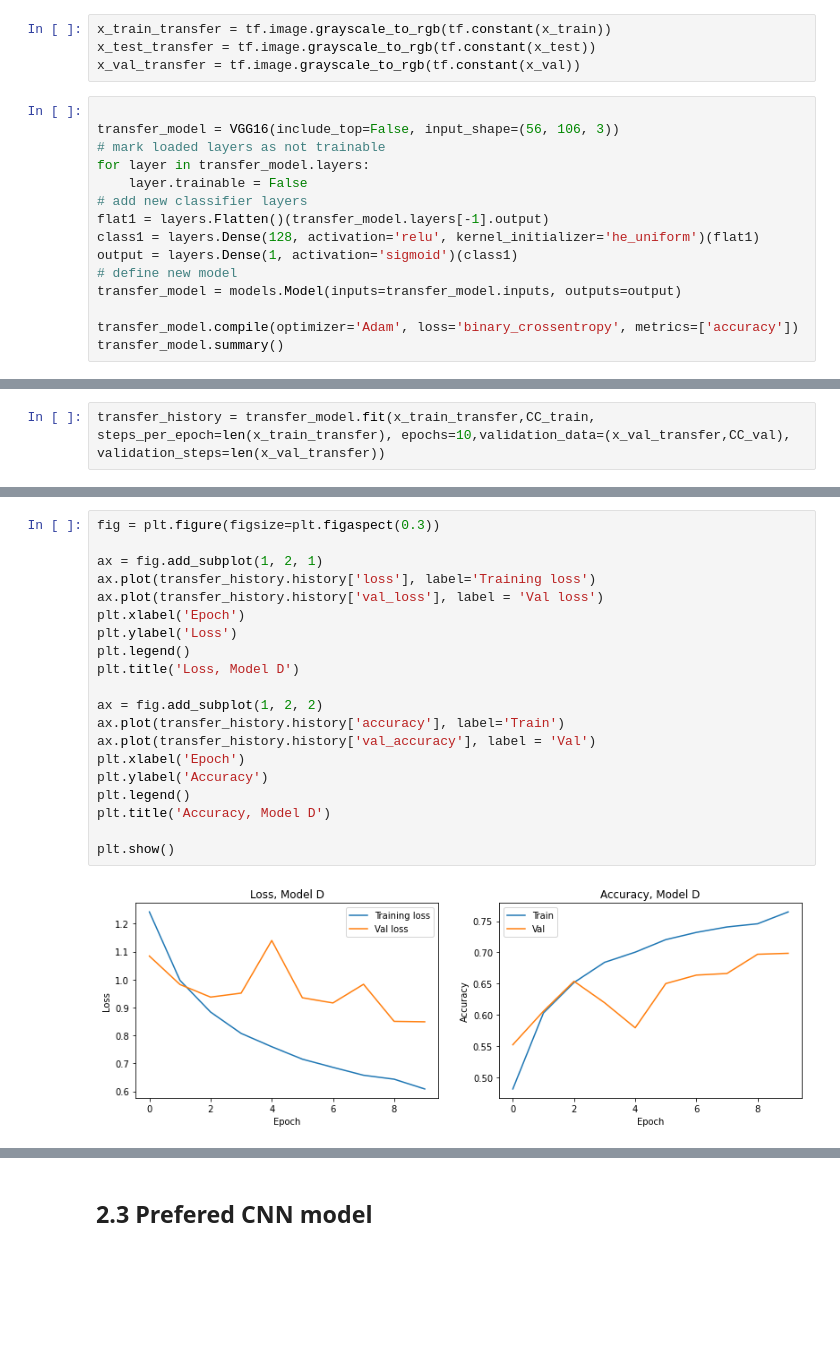
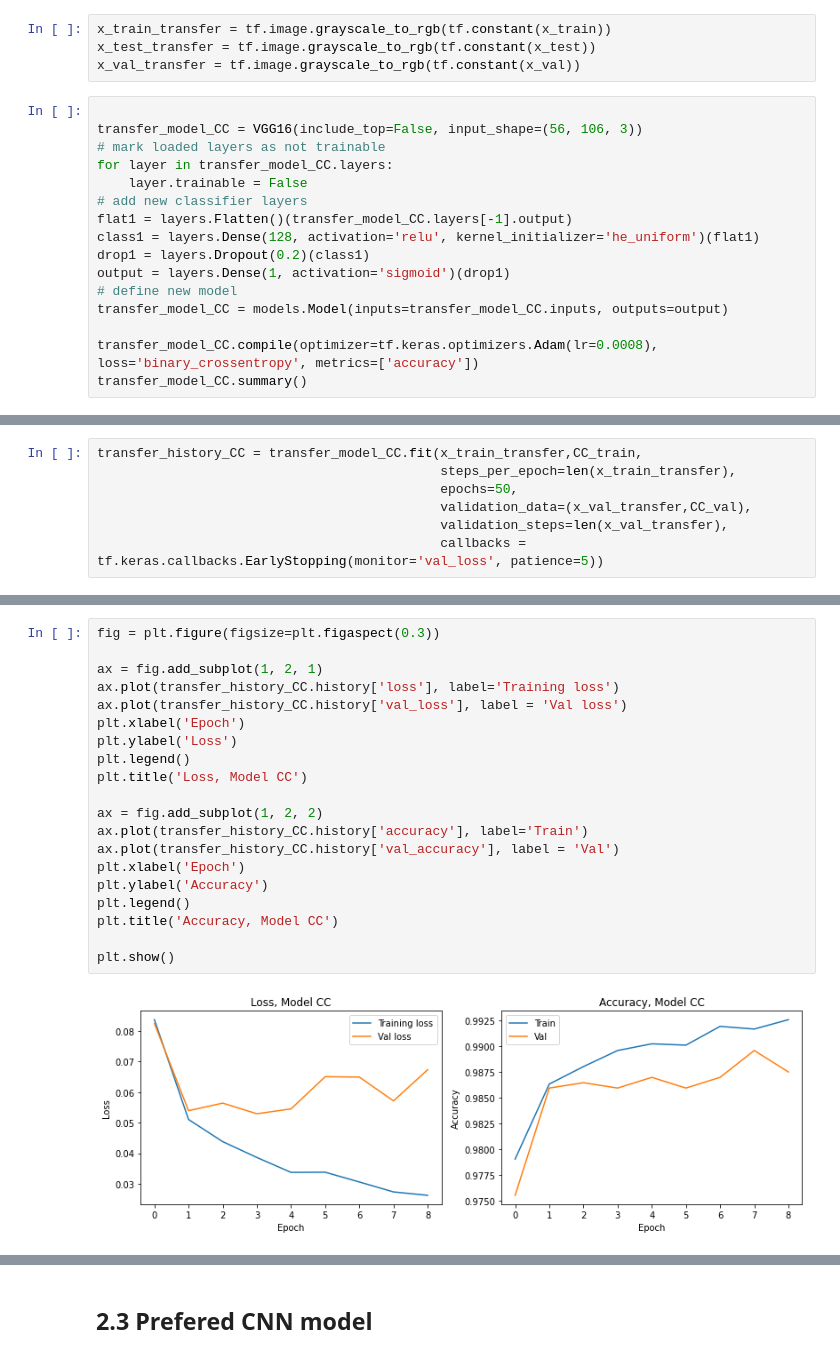
Before and after one commit to mathh17/Anvendt_ML_Eskamens_project, a Jupyter notebook: Transfer_learn.ipynb, the cells around one changed output, grey strips where cells are left out. Drawn from its saved outputs; the diff is of its cells as text; blank space fills up the shorter version.

Commit message:
transfer learning done

```diff
--- a/Transfer_learn.ipynb
+++ b/Transfer_learn.ipynb
@@ -362,17 +362,18 @@ x_test_transfer = tf.image.grayscale_to_rgb(tf.constant(x_test))
 x_val_transfer = tf.image.grayscale_to_rgb(tf.constant(x_val))
 # %%
 
-transfer_model = VGG16(include_top=False, input_shape=(56, 106, 3))
+transfer_model_CC = VGG16(include_top=False, input_shape=(56, 106, 3))
 # mark loaded layers as not trainable
-for layer in transfer_model.layers:
+for layer in transfer_model_CC.layers:
 	layer.trainable = False
 # add new classifier layers
-flat1 = layers.Flatten()(transfer_model.layers[-1].output)
+flat1 = layers.Flatten()(transfer_model_CC.layers[-1].output)
 class1 = layers.Dense(128, activation='relu', kernel_initializer='he_uniform')(flat1)
-output = layers.Dense(1, activation='sigmoid')(class1)
+drop1 = layers.Dropout(0.2)(class1)
+output = layers.Dense(1, activation='sigmoid')(drop1)
 # define new model
-transfer_model = models.Model(inputs=transfer_model.inputs, outputs=output)
+transfer_model_CC = models.Model(inputs=transfer_model_CC.inputs, outputs=output)
 
-transfer_model.compile(optimizer='Adam', loss='binary_crossentropy', metrics=['accuracy'])
-transfer_model.summary()
+transfer_model_CC.compile(optimizer=tf.keras.optimizers.Adam(lr=0.0008), loss='binary_crossentropy', metrics=['accuracy'])
+transfer_model_CC.summary()
 # %% [output]
@@ -394,5 +395,10 @@ Trainable params: 196,865
 Non-trainable params: 14,714,688
 _________________________________________________________________
 # %%
-transfer_history = transfer_model.fit(x_train_transfer,CC_train, steps_per_epoch=len(x_train_transfer), epochs=10,validation_data=(x_val_transfer,CC_val), validation_steps=len(x_val_transfer))
+transfer_history_CC = transfer_model_CC.fit(x_train_transfer,CC_train,
+                                            steps_per_epoch=len(x_train_transfer),
+                                            epochs=50,
+                                            validation_data=(x_val_transfer,CC_val),
+                                            validation_steps=len(x_val_transfer),
+                                            callbacks = tf.keras.callbacks.EarlyStopping(monitor='val_loss', patience=5))
 # %% [output]
@@ -424,23 +428,23 @@ transfer_model.evaluate(x_test_transfer,D_test)
 # %%
 fig = plt.figure(figsize=plt.figaspect(0.3))
 
 ax = fig.add_subplot(1, 2, 1)
-ax.plot(transfer_history.history['loss'], label='Training loss')
-ax.plot(transfer_history.history['val_loss'], label = 'Val loss')
+ax.plot(transfer_history_CC.history['loss'], label='Training loss')
+ax.plot(transfer_history_CC.history['val_loss'], label = 'Val loss')
 plt.xlabel('Epoch')
 plt.ylabel('Loss')
 plt.legend()
-plt.title('Loss, Model D')
+plt.title('Loss, Model CC')
 
 ax = fig.add_subplot(1, 2, 2)
-ax.plot(transfer_history.history['accuracy'], label='Train')
-ax.plot(transfer_history.history['val_accuracy'], label = 'Val')
+ax.plot(transfer_history_CC.history['accuracy'], label='Train')
+ax.plot(transfer_history_CC.history['val_accuracy'], label = 'Val')
 plt.xlabel('Epoch')
 plt.ylabel('Accuracy')
 plt.legend()
-plt.title('Accuracy, Model D')
+plt.title('Accuracy, Model CC')
 
 plt.show()
 # %% [output]
-[figure, old version]
+[figure, new version]
 # %% [markdown]
```
Also changed, not shown: parts of 14 cells of this notebook.
